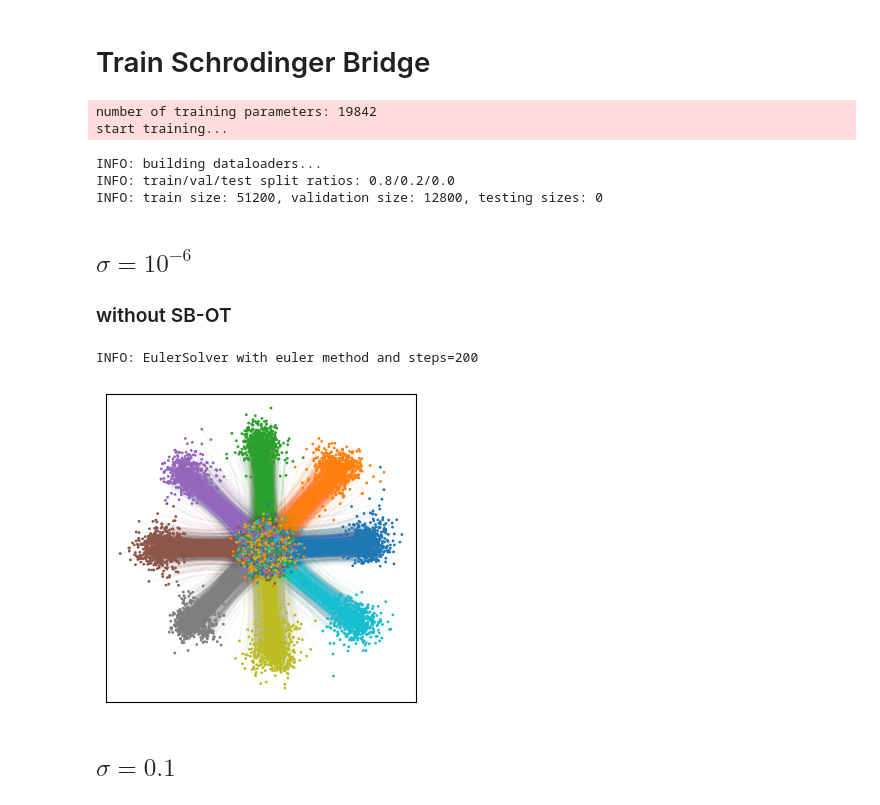
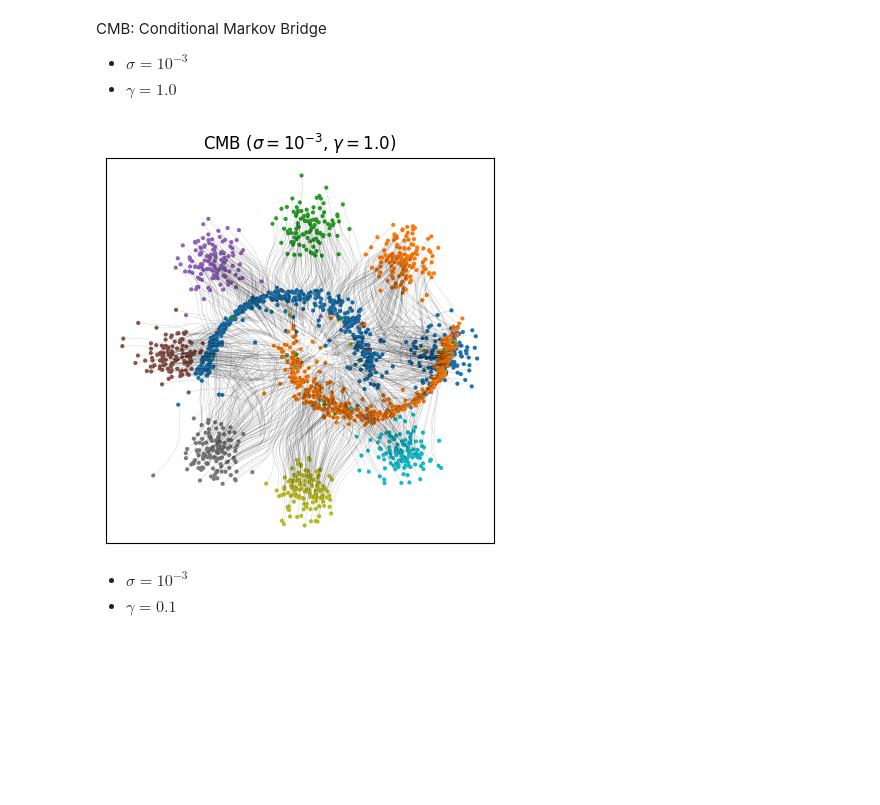
Before and after one commit to dfaroughy/CMB, a Jupyter notebook: experiments/gaussians/gaussians_colored.ipynb, the cells around one changed output. Drawn from its saved outputs; the diff is of its cells as text; code cells hidden in the pictures; blank space fills up the shorter version.

```diff
--- a/experiments/gaussians/gaussians_colored.ipynb
+++ b/experiments/gaussians/gaussians_colored.ipynb
@@ -111,10 +118,10 @@ INFO: train size: 51200, validation size: 12800, testing sizes: 0
 # %%
-from cmb.dynamics.cmb import ConditionalMarkovBridge
-from cmb.models.architectures.deep_nets import MixedMLP
+from cmb.dynamics.cmb import ConditionalMarkovBridge, OTCMB, SBCMB
+from cmb.models.architectures.deep_nets import MixedDataMLP
 from cmb.models.trainers import CMBTrainer
 
-dynamics = ConditionalMarkovBridge(conf)
-mmlp = MixedMLP(conf)
-model = CMBTrainer(dynamics, mmlp, gauss)
+dynamics = OTCMB(config)
+mixmlp = MixedDataMLP(config)
+model = CMBTrainer(dynamics, mixmlp, toys)
 model.train()
 # %% [output]
@@ -251,35 +138,32 @@ NameError: name 'model' is not defined
-# %% [markdown]
-# Train Schrodinger Bridge
-# %%
-from cmb.dynamics.cfm import SBCFM
-from cmb.models.architectures.deep_nets import MLP
-from cmb.models.trainers import CFMTrainer
-
-dynamics = SBCFM(conf)
-mlp = MLP(conf)
-model = CFMTrainer(dynamics, mlp, gauss)
-model.train()
-# %% [output]
-number of training parameters: 19842
-start training...
-INFO: building dataloaders...
-INFO: train/val/test split ratios: 0.8/0.2/0.0
-INFO: train size: 51200, validation size: 12800, testing sizes: 0
-# %% [markdown]
-## $\sigma=10^{-6}$
-
-### without SB-OT
-# %%
-from cmb.models.pipelines import CFMPipeline
-
-input_source = torch.randn(8000, 2) * 0.1
-labels = torch.randint(low=0, high=8, size=(input_source.shape[0],))
-
-pipeline = CFMPipeline(trained_model=model, config=conf)
-pipeline.generate_samples(input_source, context=labels.unsqueeze(1))
-plot_trajectories(pipeline.trajectories, labels, N=5000)
-# %% [output]
-INFO: EulerSolver with euler method and steps=200
-[figure, removed]
+# %%
+from cmb.models.pipelines import Pipeline
+
+pipeline = Pipeline(trained_model=model, config=config)
+input = CouplingData(config=config)
+pipeline.generate_samples(source_continuous=input.source.continuous, source_discrete=input.source.discrete.unsqueeze(1))
+
+def plot_trajectories(paths, jumps, title='CMB', N=2000, cmap='tab10', show_paths=False):
+    """Plot trajectories of some selected samples."""
+    plt.figure(figsize=(5,5))
+    vmin, vmax = jumps.min(), jumps.max()
+    if show_paths:
+        for i in range(N):
+            plt.plot(paths[:, i, 0], paths[:, i, 1], alpha=0.3, lw=0.2, color='k')  # Plot lines for each trajectory
+    plt.scatter(paths[0, :N, 0], paths[0, :N, 1], s=4, c=jumps[0, :N], cmap=cmap, label='t=0', vmin=vmin, vmax=vmax)
+    plt.scatter(paths[-1, :N, 0], paths[-1, :N, 1], s=4, c=jumps[-1, :N], cmap=cmap, label='t=1', vmin=vmin, vmax=vmax)
+    plt.xticks([])
+    plt.yticks([])
+    plt.title(title)
+    plt.axis('equal')
+    plt.show()
+# %% [markdown]
+CMB: Conditional Markov Bridge
+- $\sigma=10^{-3}$
+- $\gamma=1.0$
+# %%
+plot_trajectories(pipeline.paths, pipeline.jumps,title='CMB ($\sigma=10^{-3}$, $\gamma=1.0$)', N=1000, show_paths=True)
+# %% [output]
+[figure, added]
 # %% [markdown]
-## $\sigma=0.1$
+- $\sigma=10^{-3}$
+- $\gamma=0.1$
```
Also changed, not shown: parts of 20 cells of this notebook, 11 other files.
